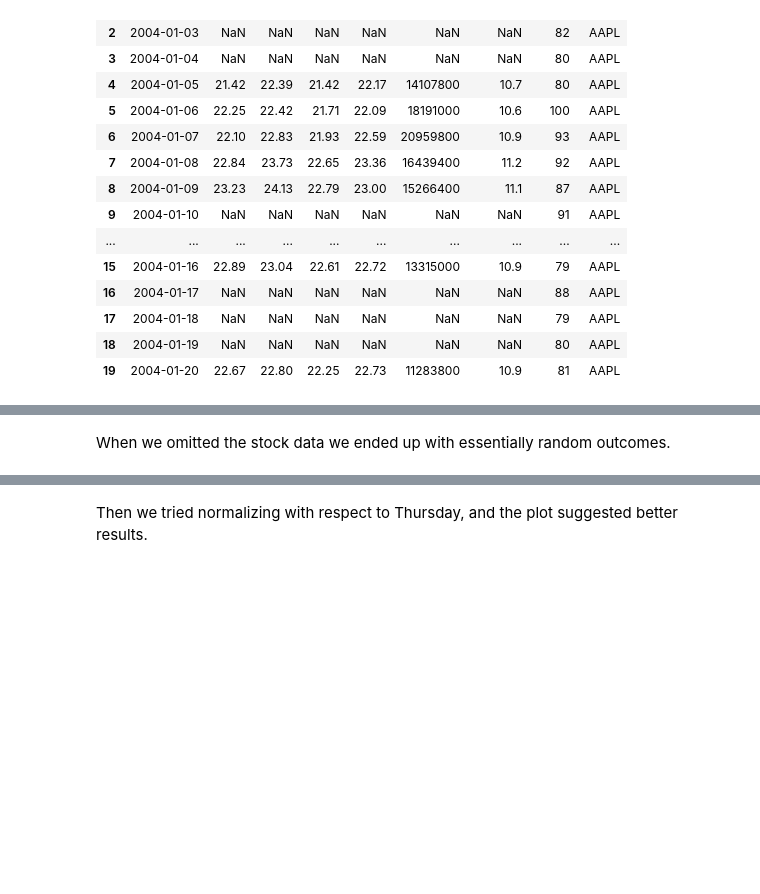
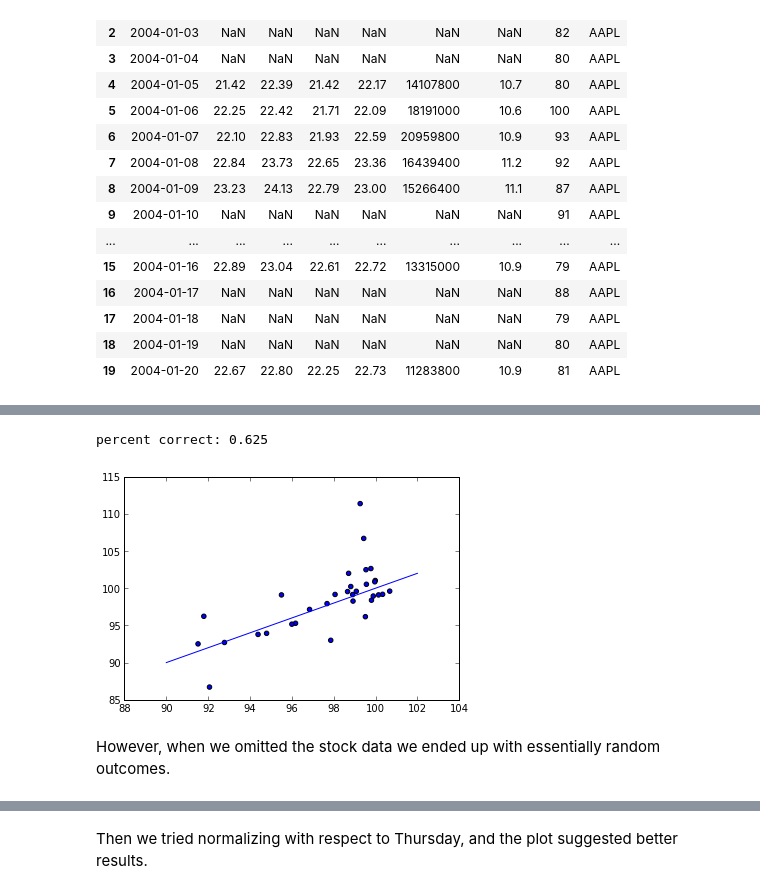
Before and after one commit to yuechen/SKY, a Jupyter notebook: ProcessJournal.ipynb, the cells around one changed output, grey strips where cells are left out. Saved outputs shown, nothing was run; the diff lists cells and outputs as text; code cells hidden in the pictures; blank space fills up the shorter version.

```diff
--- a/ProcessJournal.ipynb
+++ b/ProcessJournal.ipynb
@@ -175,2 +808,14 @@ Then we ran a few more tests. When we omitted the Google trend data from the reg
+# %%
+apple_formatted_data = generate_regression_dataset(apple_complete_data, norm='max', include_goog_trend=False)
+predictors, outcomes = generate_predictors_outcomes(apple_formatted_data)
+
+# Split into train and test sets, train, and then visualize fit.
+Xtrain, Xtest, Ytrain, Ytest = train_test_split(predictors, outcomes, test_size=0.1)
+coefficients = get_coefficients(Xtrain, Ytrain)
+
+visualize_fit(coefficients, Xtest, Ytest)
+# %% [output]
+percent correct: 0.625
+[figure, added]
 # %% [markdown]
-When we omitted the stock data we ended up with essentially random outcomes.
+However, when we omitted the stock data we ended up with essentially random outcomes.
```
Also changed, not shown: parts of 41 cells of this notebook, 5 other files.
